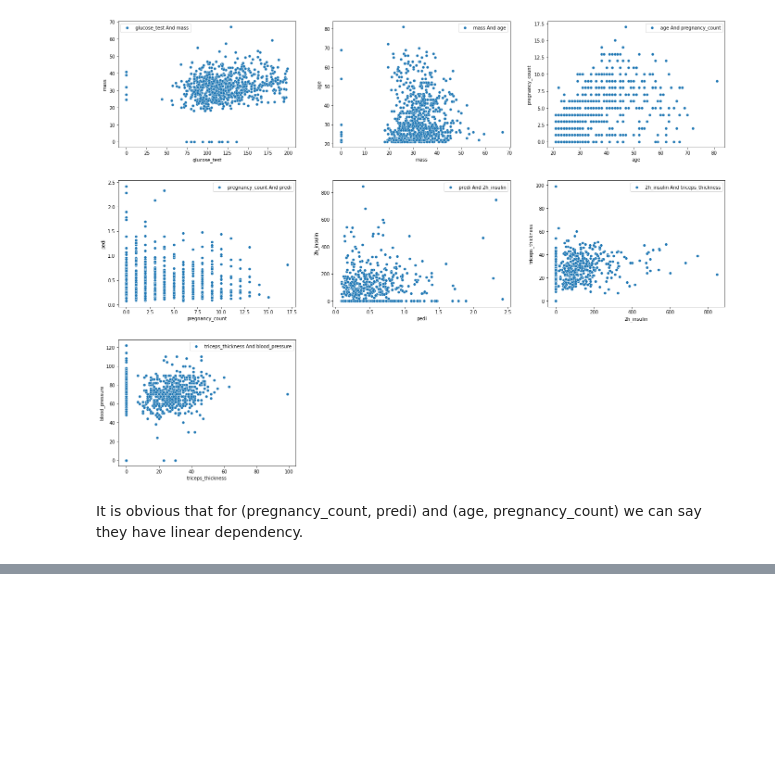
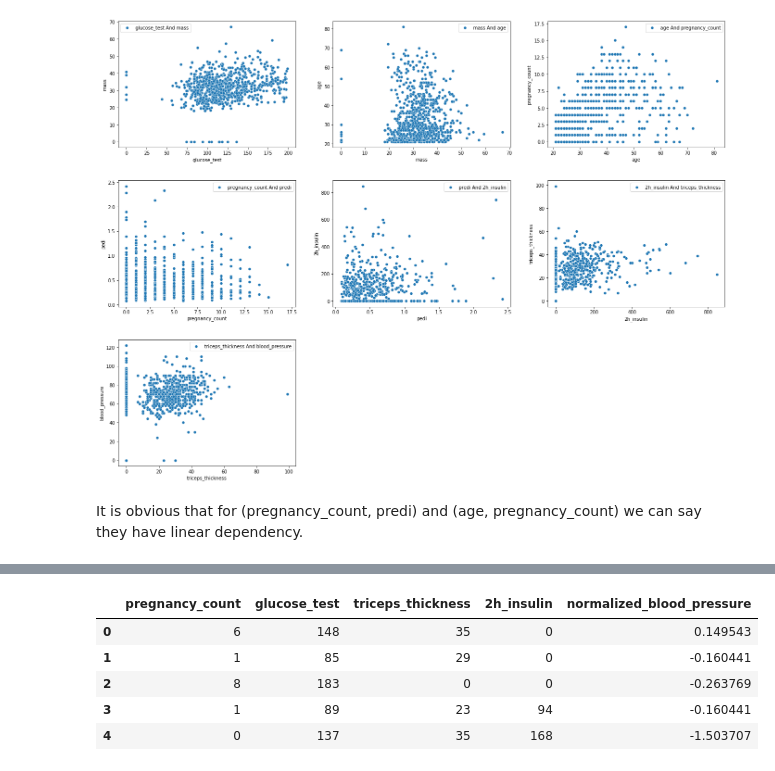
Before and after one commit to amindadgar/Machine-Learning, a Jupyter notebook: HW1/main.ipynb, the cells around one changed output, grey strips where cells are left out. Saved outputs shown, nothing was run; the diff lists cells and outputs as text; code cells hidden in the pictures; blank space fills up the shorter version.

```diff
--- a/HW1/main.ipynb
+++ b/HW1/main.ipynb
@@ -176,0 +253,11 @@ It is obvious that for (pregnancy_count, predi) and (age, pregnancy_count) we ca
+# %%
+new_df = df[['pregnancy_count', 'glucose_test', 'triceps_thickness', '2h_insulin']].copy()
+new_df['normalized_blood_pressure'] = blood_pressure_norm
+new_df.head()
+# %% [output]
+|  | pregnancy_count | glucose_test | triceps_thickness | 2h_insulin | normalized_blood_pressure |
+| 0 | 6 | 148 | 35 | 0 | 0.149543 |
+| 1 | 1 | 85 | 29 | 0 | -0.160441 |
+| 2 | 8 | 183 | 0 | 0 | -0.263769 |
+| 3 | 1 | 89 | 23 | 94 | -0.160441 |
+| 4 | 0 | 137 | 35 | 168 | -1.503707 |
```
Also changed, not shown: parts of 10 cells of this notebook.
